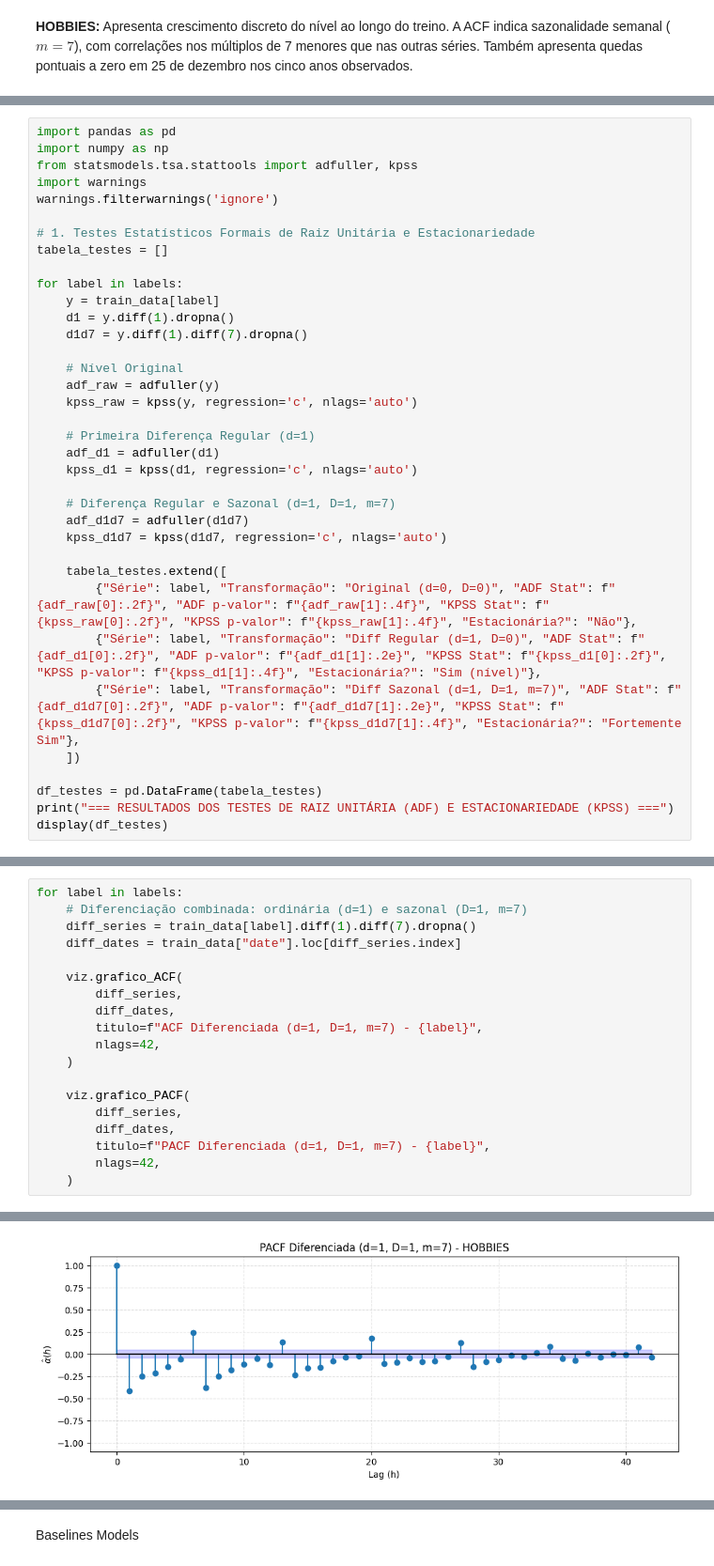
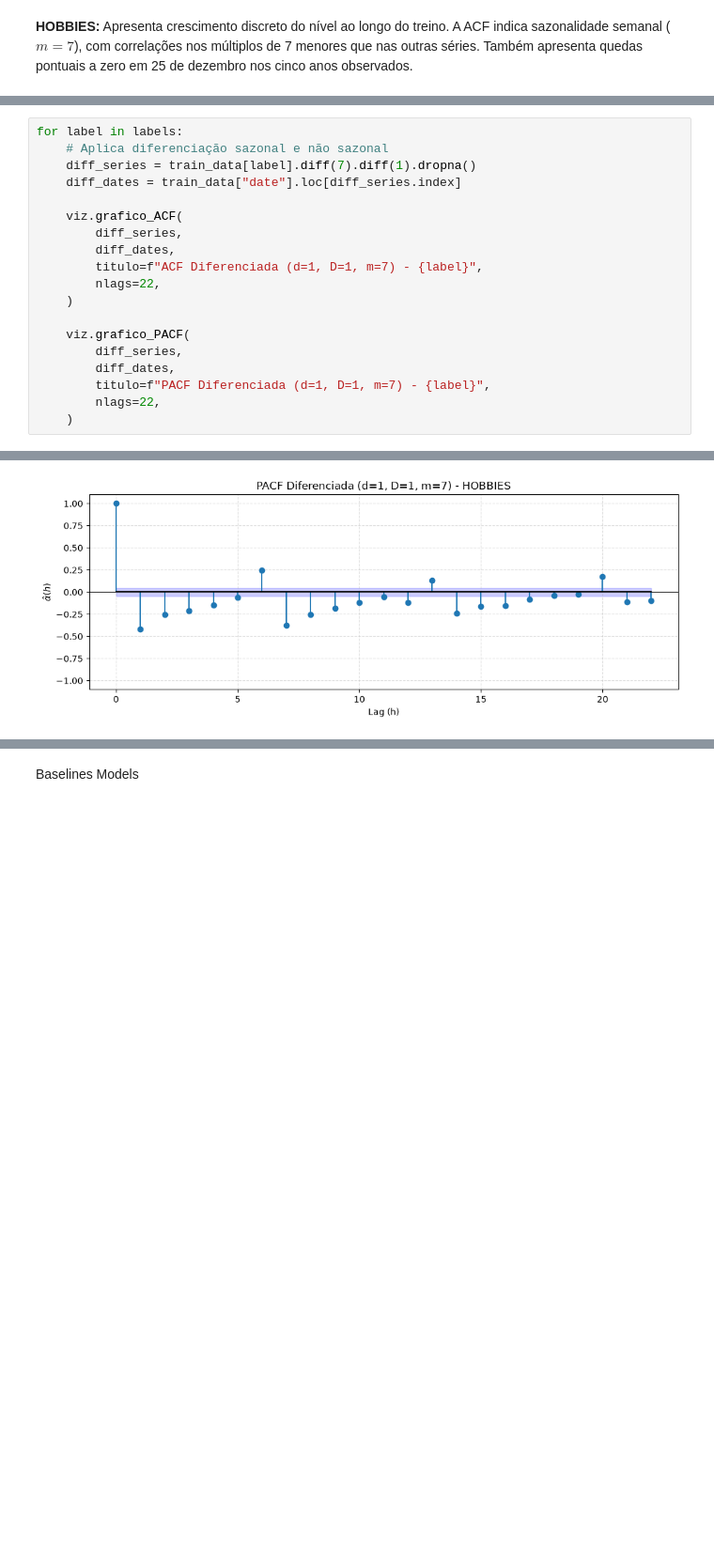
Before and after one commit to mistercapote/time-series-a2-2026, a Jupyter notebook: main.ipynb, the cells around one changed output, grey strips where cells are left out. Shown at 94% size. Drawn from its saved outputs; the diff is of its cells as text; blank space fills up the shorter version.

```diff
--- a/main.ipynb
+++ b/main.ipynb
@@ -139,36 +121,0 @@ onde:
-# %%
-import pandas as pd
-import numpy as np
-from statsmodels.tsa.stattools import adfuller, kpss
-import warnings
-warnings.filterwarnings('ignore')
-
-# 1. Testes Estatísticos Formais de Raiz Unitária e Estacionariedade
-tabela_testes = []
-
-for label in labels:
-    y = train_data[label]
-    d1 = y.diff(1).dropna()
-    d1d7 = y.diff(1).diff(7).dropna()
-
-    # Nível Original
-    adf_raw = adfuller(y)
-    kpss_raw = kpss(y, regression='c', nlags='auto')
-
-    # Primeira Diferença Regular (d=1)
-    adf_d1 = adfuller(d1)
-    kpss_d1 = kpss(d1, regression='c', nlags='auto')
-
-    # Diferença Regular e Sazonal (d=1, D=1, m=7)
-    adf_d1d7 = adfuller(d1d7)
-    kpss_d1d7 = kpss(d1d7, regression='c', nlags='auto')
-
-    tabela_testes.extend([
-        {"Série": label, "Transformação": "Original (d=0, D=0)", "ADF Stat": f"{adf_raw[0]:.2f}", "ADF p-valor": f"{adf_raw[1]:.4f}", "KPSS Stat": f"{kpss_raw[0]:.2f}", "KPSS p-valor": f"{kpss_raw[1]:.4f}", "Estacionária?": "Não"},
-        {"Série": label, "Transformação": "Diff Regular (d=1, D=0)", "ADF Stat": f"{adf_d1[0]:.2f}", "ADF p-valor": f"{adf_d1[1]:.2e}", "KPSS Stat": f"{kpss_d1[0]:.2f}", "KPSS p-valor": f"{kpss_d1[1]:.4f}", "Estacionária?": "Sim (nível)"},
-        {"Série": label, "Transformação": "Diff Sazonal (d=1, D=1, m=7)", "ADF Stat": f"{adf_d1d7[0]:.2f}", "ADF p-valor": f"{adf_d1d7[1]:.2e}", "KPSS Stat": f"{kpss_d1d7[0]:.2f}", "KPSS p-valor": f"{kpss_d1d7[1]:.4f}", "Estacionária?": "Fortemente Sim"},
-    ])
-
-df_testes = pd.DataFrame(tabela_testes)
-print("=== RESULTADOS DOS TESTES DE RAIZ UNITÁRIA (ADF) E ESTACIONARIEDADE (KPSS) ===")
-display(df_testes)
@@ -201,20 +124,20 @@ display(df_testes)
 # %%
 for label in labels:
-    # Diferenciação combinada: ordinária (d=1) e sazonal (D=1, m=7)
-    diff_series = train_data[label].diff(1).diff(7).dropna()
+    # Aplica diferenciação sazonal e não sazonal
+    diff_series = train_data[label].diff(7).diff(1).dropna()
     diff_dates = train_data["date"].loc[diff_series.index]
 
     viz.grafico_ACF(
         diff_series,
         diff_dates,
         titulo=f"ACF Diferenciada (d=1, D=1, m=7) - {label}",
-        nlags=42,
+        nlags=22,
     )
 
     viz.grafico_PACF(
         diff_series,
         diff_dates,
         titulo=f"PACF Diferenciada (d=1, D=1, m=7) - {label}",
-        nlags=42,
+        nlags=22,
     )
 # %% [output]
@@ -226 +149 @@ for label in labels:
-[figure, old version]
+[figure, new version]
```
Also changed, not shown: parts of 21 cells of this notebook, 4 other files.
